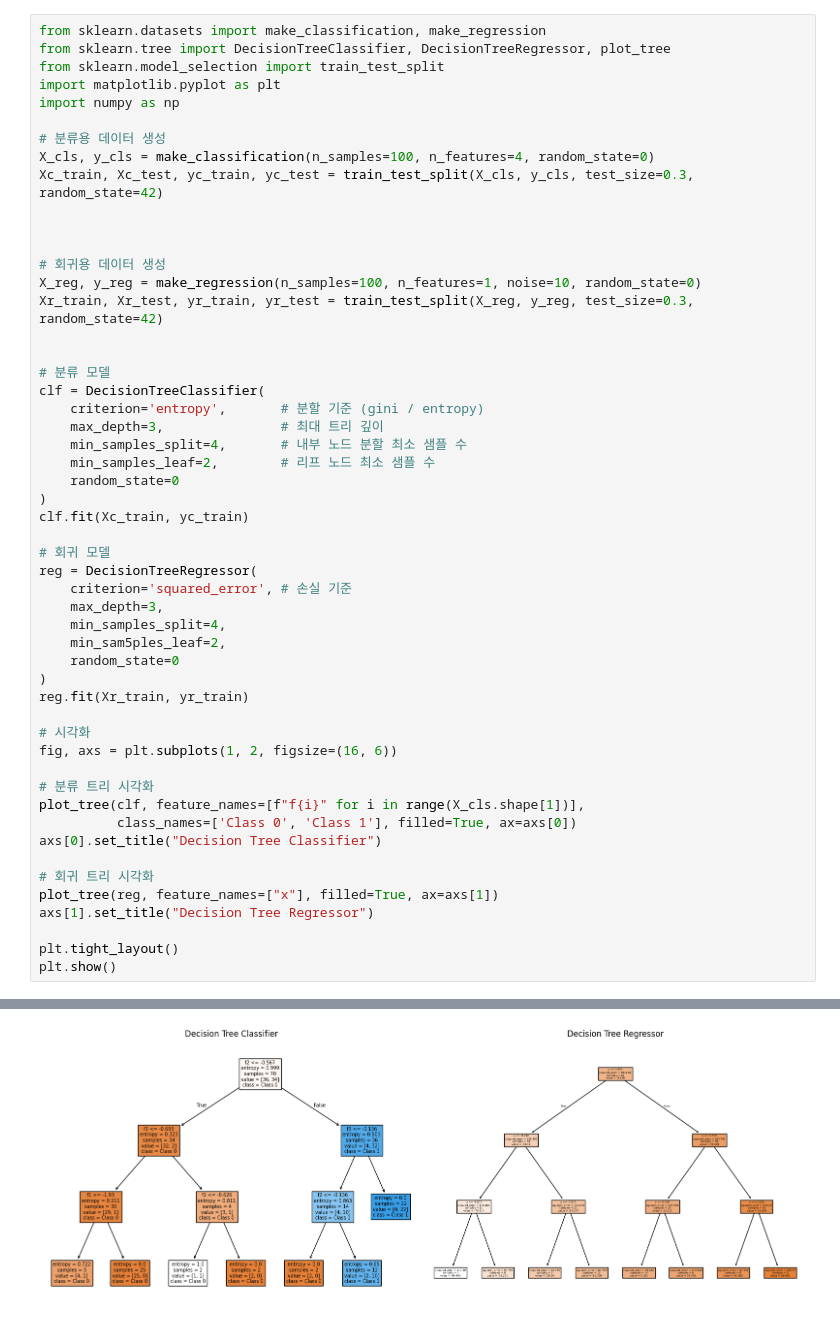
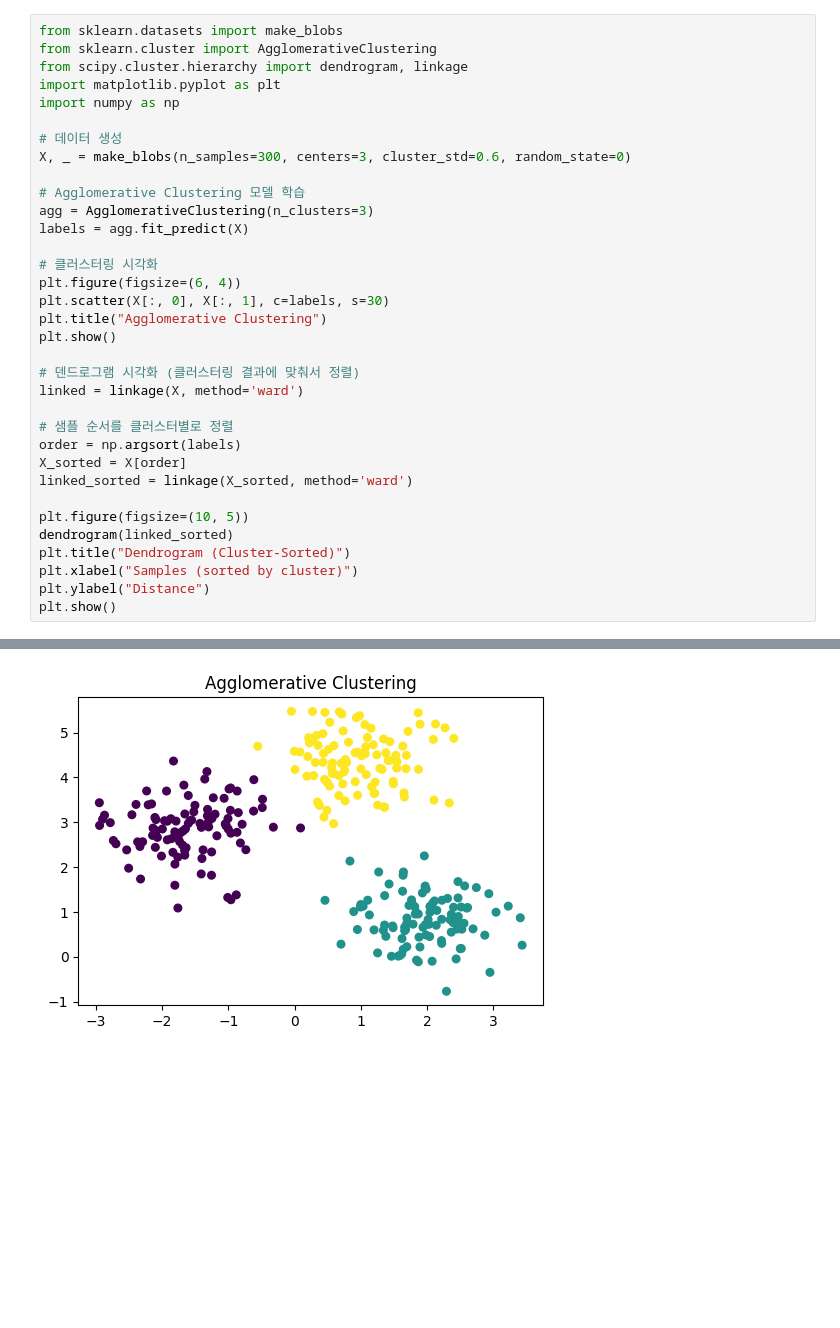
Before and after one commit to mym0404/ML-For-Beginners, a Jupyter notebook: sample.ipynb, the cells around one changed output, grey strips where cells are left out. Cells and saved outputs as stored; diff of their text form; blank space fills up the shorter version.

```diff
--- a/sample.ipynb
+++ b/sample.ipynb
@@ -1,53 +1,35 @@
 # %%
-from sklearn.datasets import make_classification, make_regression
-from sklearn.tree import DecisionTreeClassifier, DecisionTreeRegressor, plot_tree
-from sklearn.model_selection import train_test_split
+from sklearn.datasets import make_blobs
+from sklearn.cluster import AgglomerativeClustering
+from scipy.cluster.hierarchy import dendrogram, linkage
 import matplotlib.pyplot as plt
 import numpy as np
 
-# 분류용 데이터 생성
-X_cls, y_cls = make_classification(n_samples=100, n_features=4, random_state=0)
-Xc_train, Xc_test, yc_train, yc_test = train_test_split(X_cls, y_cls, test_size=0.3, random_state=42)
+# 데이터 생성
+X, _ = make_blobs(n_samples=300, centers=3, cluster_std=0.6, random_state=0)
 
+# Agglomerative Clustering 모델 학습
+agg = AgglomerativeClustering(n_clusters=3)
+labels = agg.fit_predict(X)
 
+# 클러스터링 시각화
+plt.figure(figsize=(6, 4))
+plt.scatter(X[:, 0], X[:, 1], c=labels, s=30)
+plt.title("Agglomerative Clustering")
+plt.show()
 
-# 회귀용 데이터 생성
-X_reg, y_reg = make_regression(n_samples=100, n_features=1, noise=10, random_state=0)
-Xr_train, Xr_test, yr_train, yr_test = train_test_split(X_reg, y_reg, test_size=0.3, random_state=42)
+# 덴드로그램 시각화 (클러스터링 결과에 맞춰서 정렬)
+linked = linkage(X, method='ward')
 
+# 샘플 순서를 클러스터별로 정렬
+order = np.argsort(labels)
+X_sorted = X[order]
+linked_sorted = linkage(X_sorted, method='ward')
 
-# 분류 모델
-clf = DecisionTreeClassifier(
-    criterion='entropy',       # 분할 기준 (gini / entropy)
-    max_depth=3,               # 최대 트리 깊이
-    min_samples_split=4,       # 내부 노드 분할 최소 샘플 수
-    min_samples_leaf=2,        # 리프 노드 최소 샘플 수
-    random_state=0
-)
-clf.fit(Xc_train, yc_train)
-
-# 회귀 모델
-reg = DecisionTreeRegressor(
-    criterion='squared_error', # 손실 기준
-    max_depth=3,
-    min_samples_split=4,
-    min_sam5ples_leaf=2,
-    random_state=0
-)
-reg.fit(Xr_train, yr_train)
-
-# 시각화
-fig, axs = plt.subplots(1, 2, figsize=(16, 6))
-
-# 분류 트리 시각화
-plot_tree(clf, feature_names=[f"f{i}" for i in range(X_cls.shape[1])],
-          class_names=['Class 0', 'Class 1'], filled=True, ax=axs[0])
-axs[0].set_title("Decision Tree Classifier")
-
-# 회귀 트리 시각화
-plot_tree(reg, feature_names=["x"], filled=True, ax=axs[1])
-axs[1].set_title("Decision Tree Regressor")
-
-plt.tight_layout()
+plt.figure(figsize=(10, 5))
+dendrogram(linked_sorted)
+plt.title("Dendrogram (Cluster-Sorted)")
+plt.xlabel("Samples (sorted by cluster)")
+plt.ylabel("Distance")
 plt.show()
 # %% [output]
@@ -71 +36 @@ plt.show()
-[figure, old version]
+[figure, new version]
```
Also changed, not shown: parts of 1 cell of this notebook, 1 other file.
